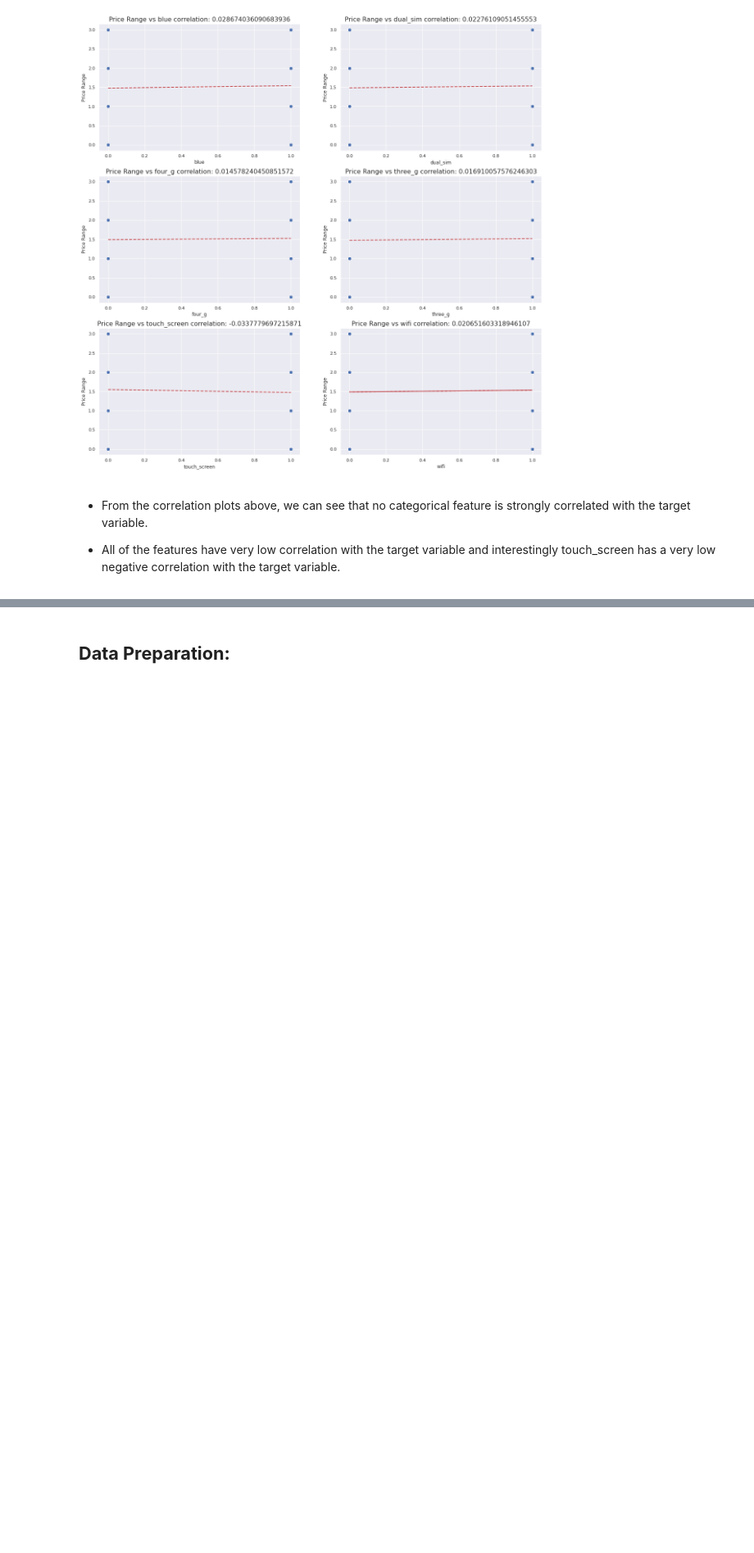
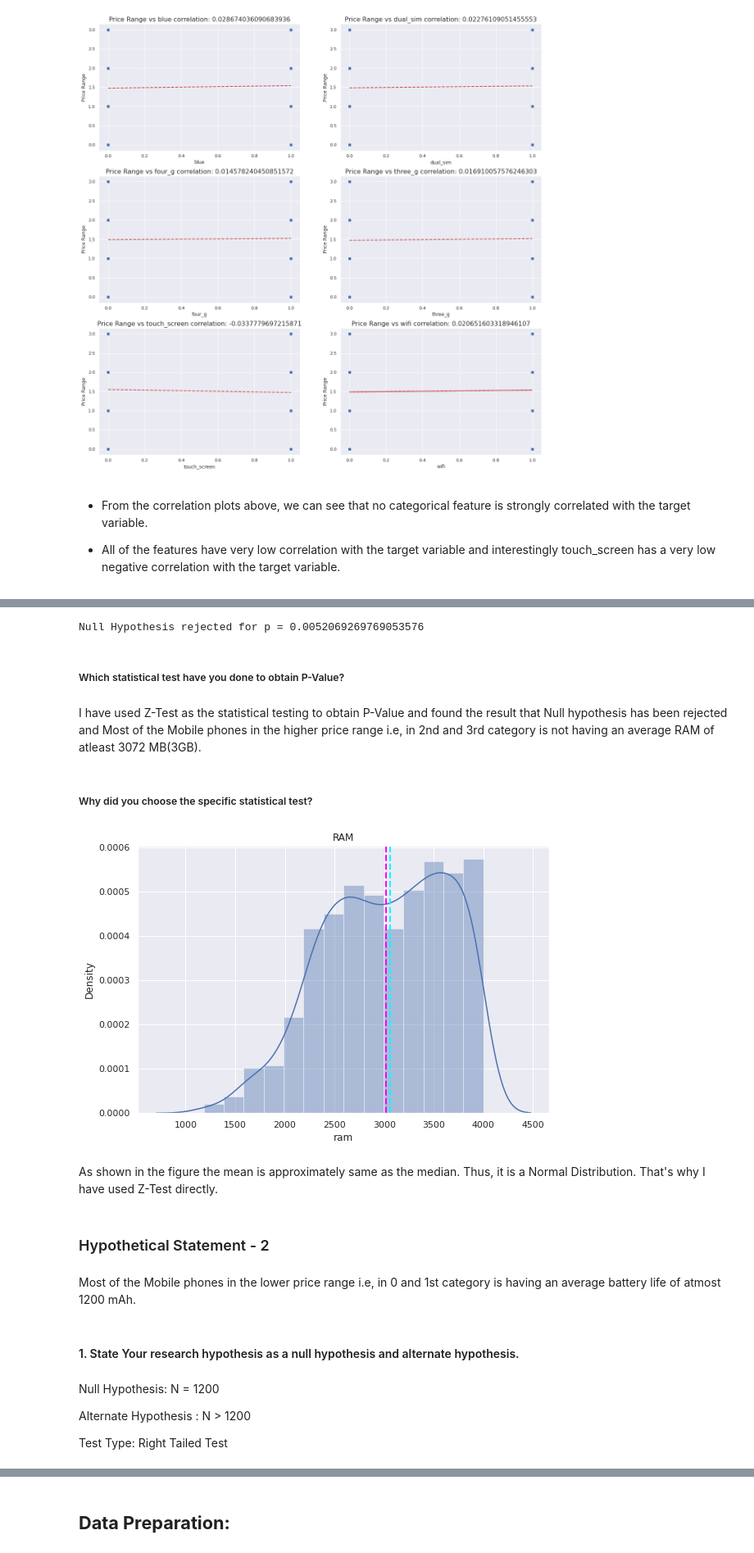
Before and after one commit to tushar2411/Mobile-Price-Range-Prediction---Capstone-Project-3, a Jupyter notebook: Final_Mobile_Price_Range_Prediction_Capstone_Project_3.ipynb, the cells around one changed output, grey strips where cells are left out. Shown at 82% size. Saved outputs shown, nothing was run; the diff lists cells and outputs as text; code cells hidden in the pictures; blank space fills up the shorter version.

```diff
--- a/Final_Mobile_Price_Range_Prediction_Capstone_Project_3.ipynb
+++ b/Final_Mobile_Price_Range_Prediction_Capstone_Project_3.ipynb
@@ -130,7 +130,7 @@ drive.mount('/content/drive/')
 Mounted at /content/drive/
 # %%
 # loading the data
-phone_df = pd.read_csv("/content/drive/MyDrive/Capstone Project #/data_mobile_price_range.csv")
+phone_df = pd.read_csv("/content/drive/MyDrive/Mobile Price Range Prediction - Capstone Project 3/data_mobile_price_range.csv")
 phone_df.head()
 # %% [output]
 |  | battery_power | blue | clock_speed | dual_sim | fc | four_g | int_memory | m_dep | mobile_wt | ... |
@@ -623,0 +695,62 @@ for feature in cat_features:
+# %%
+# Perform Statistical Test to obtain P-Value
+
+hypo_1 = phone_df[(phone_df["price_range"] != 0) & (phone_df["price_range"] != 1)]
+
+# Getting the required parameter values for hypothesis testing
+
+hypothesis_number = 3072
+
+sample_mean = hypo_1["ram"].mean()
+
+size = len(hypo_1)
+
+std = (variance(hypo_1["ram"]))**0.5
+# %%
+# Getting Z value
+
+z = findz.mean(hypothesis_number,sample_mean,size,std)
+
+# Getting P - Value
+
+p = p_value(z = z, tailed='l')
+
+# Getting Conclusion
+
+print(conclusion(p))
+# %% [output]
+Null Hypothesis rejected for p = 0.0052069269769053576
+# %% [markdown]
+##### Which statistical test have you done to obtain P-Value?
+# %% [markdown]
+I have used Z-Test as the statistical testing to obtain P-Value and found the result that Null hypothesis has been rejected and Most of the Mobile phones in the higher price range i.e, in 2nd and 3rd category is not having an average RAM of atleast 3072 MB(3GB).
+# %% [markdown]
+##### Why did you choose the specific statistical test?
+# %%
+# Visualizing code of hist plot for required columns to know the data distibution
+
+fig=plt.figure(figsize=(9,6))
+ax=fig.gca()
+feature= (hypo_1["ram"])
+sns.distplot(hypo_1["ram"])
+ax.axvline(feature.mean(),color='magenta', linestyle='dashed', linewidth=2)
+ax.axvline(feature.median(),color='cyan', linestyle='dashed', linewidth=2)
+ax.set_title("RAM")
+plt.show()
+# %% [output]
+[figure, added]
+# %% [markdown]
+As shown in the figure the mean is approximately same as the median. Thus, it
+is a Normal Distribution. That's why I have used Z-Test directly.
+# %% [markdown]
+### Hypothetical Statement - 2
+# %% [markdown]
+Most of the Mobile phones in the lower price range i.e, in 0 and 1st category is having an average battery life of atmost 1200 mAh.
+# %% [markdown]
+#### 1. State Your research hypothesis as a null hypothesis and alternate hypothesis.
+# %% [markdown]
+Null Hypothesis: N = 1200
+
+Alternate Hypothesis : N > 1200
+
+Test Type: Right Tailed Test
```
Also changed, not shown: parts of 34 cells of this notebook.
